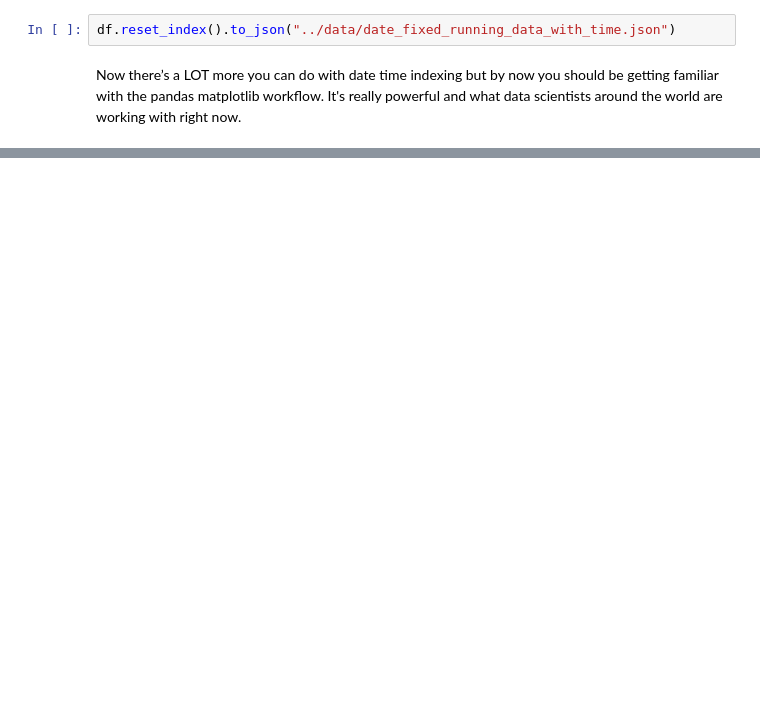
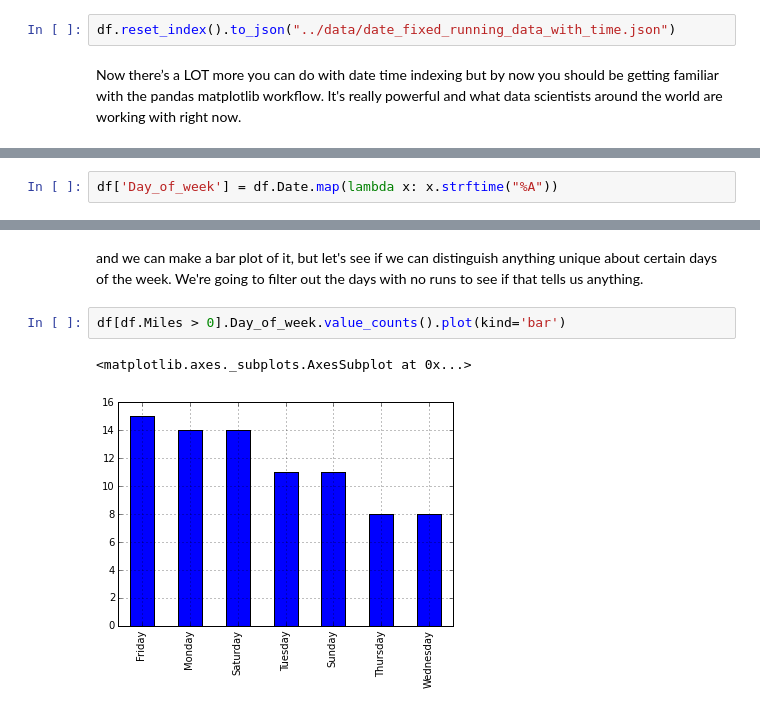
Before and after one commit to zengm71/Course-Overview, a Jupyter notebook: week_10/10.4 exploring data with pandas DataFrames.ipynb, the cells around one changed output, grey strips where cells are left out. Saved outputs shown, nothing was run; the diff lists cells and outputs as text; blank space fills up the shorter version.

```diff
--- a/week_10/10.4 exploring data with pandas DataFrames.ipynb
+++ b/week_10/10.4 exploring data with pandas DataFrames.ipynb
@@ -870,0 +958,2 @@ Now there’s a LOT more you can do with date time indexing but by now you shoul
+# %%
+df['Day_of_week'] = df.Date.map(lambda x: x.strftime("%A"))
@@ -870,0 +969,7 @@ Now there’s a LOT more you can do with date time indexing but by now you shoul
+# %% [markdown]
+and we can make a bar plot of it, but let's see if we can distinguish anything unique about certain days of the week. We're going to filter out the days with no runs to see if that tells us anything.
+# %%
+df[df.Miles > 0].Day_of_week.value_counts().plot(kind='bar')
+# %% [output]
+<matplotlib.axes._subplots.AxesSubplot at 0x...>
+[figure, added]
```
Also changed, not shown: parts of 67 cells of this notebook, 1 other file.
